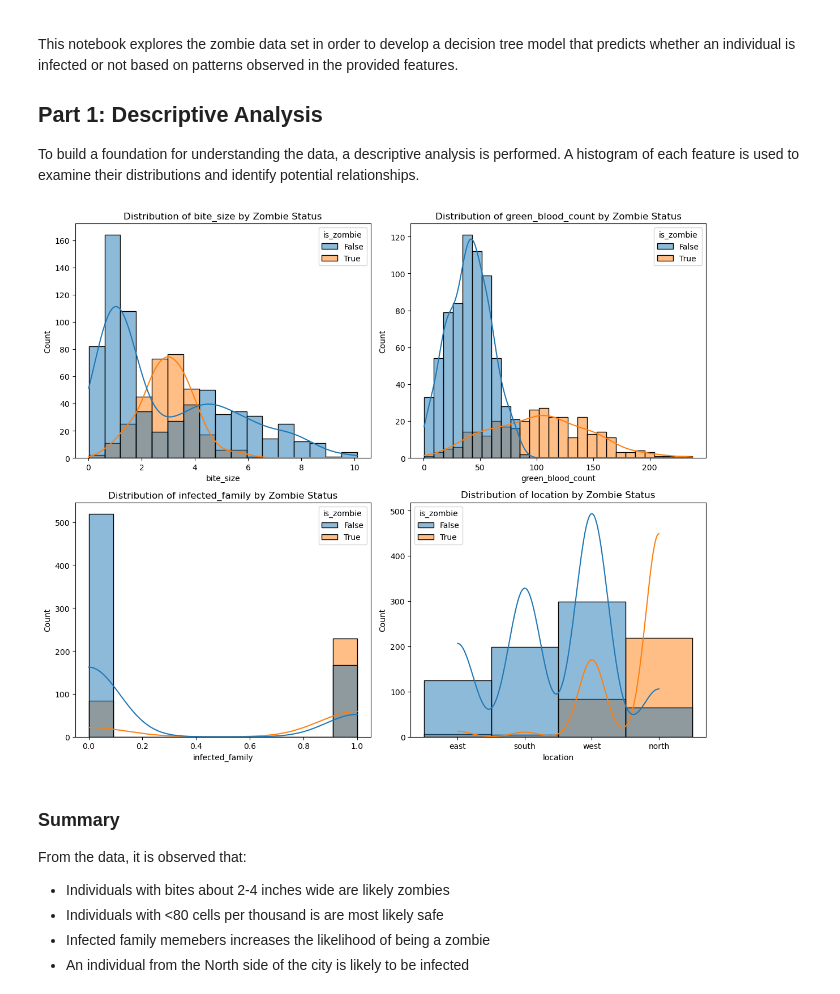
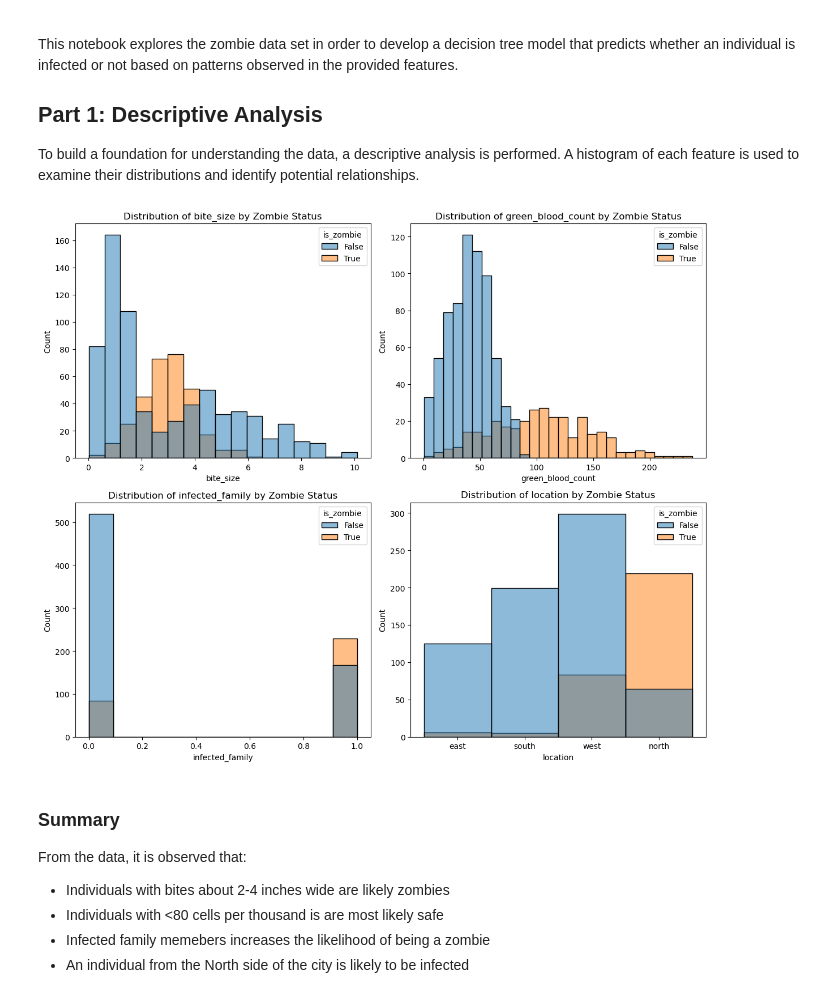
Before and after one commit to AEnyioko/Zombie, a Jupyter notebook: Zombie Project.ipynb, the cells around one changed output. Drawn from its saved outputs; the diff is of its cells as text; code cells hidden in the pictures.

```diff
--- a/Zombie Project.ipynb
+++ b/Zombie Project.ipynb
@@ -30,22 +30,22 @@ import matplotlib.pyplot as plt
 # %%
 # imoprt zombie training dataset
 train_df = pd.read_csv('training.csv')
 
 plt_columns = ['bite_size','green_blood_count','infected_family','location']
 num_cols = len(plt_columns)
 
 # create subplots for each feature
 fig, axes = plt.subplots(2, 2, figsize=(12, 10))
 axes = axes.flatten()
 
 for i, col in enumerate(plt_columns):
-    sns.histplot(train_df, x=col, hue='is_zombie', kde=True, ax=axes[i])
+    sns.histplot(train_df, x=col, hue='is_zombie', kde=False, ax=axes[i])
     axes[i].set_title(f'Distribution of {col} by Zombie Status')
 
 plt.tight_layout()
 plt.show()
 # %% [output]
-[figure, old version]
+[figure, new version]
 # %% [markdown]
 ### Summary
 
```
Also changed, not shown: parts of 11 cells of this notebook, 1 other file.
